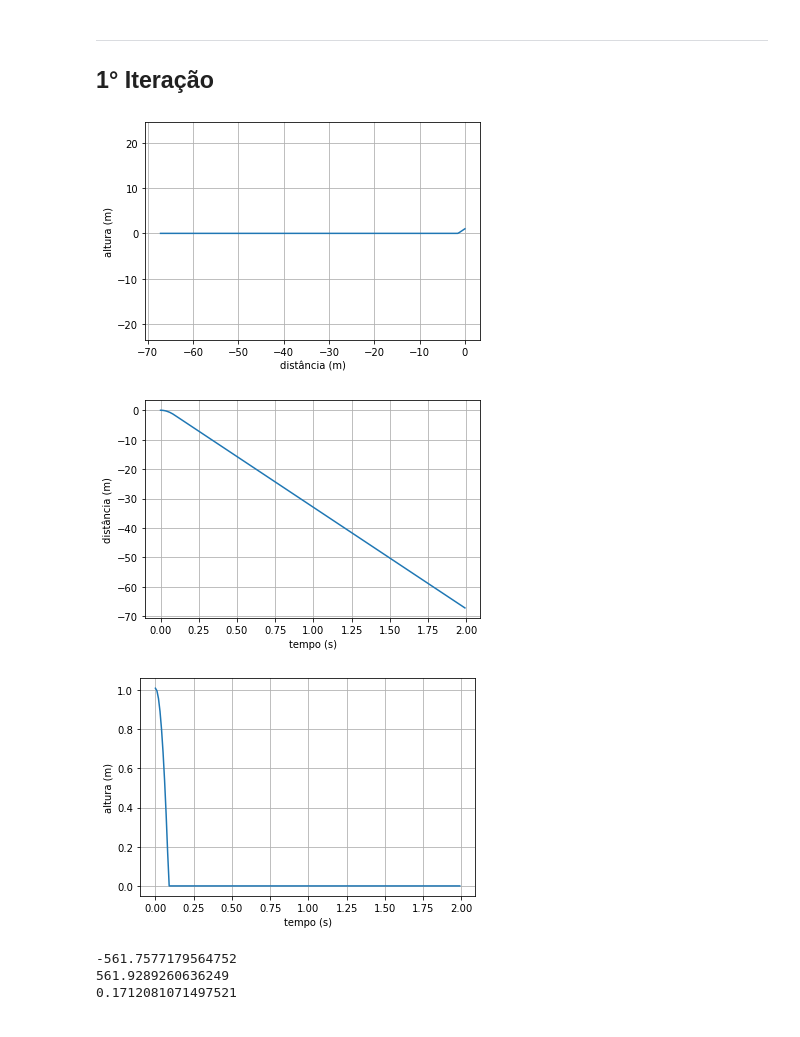
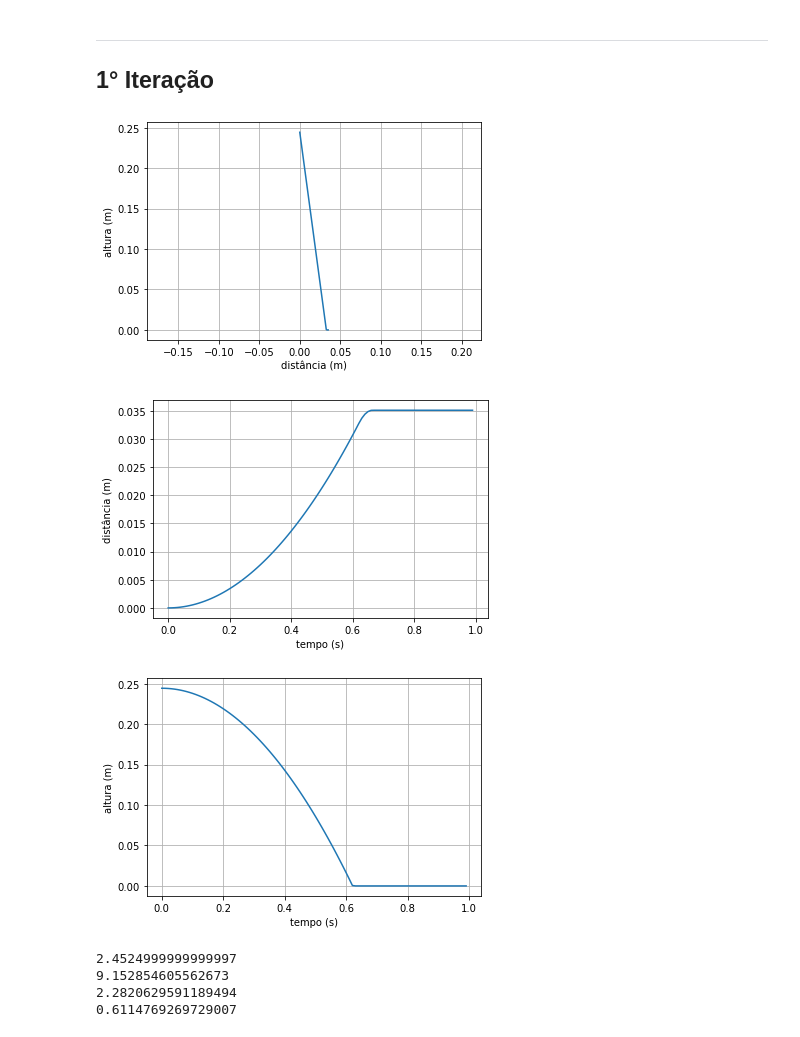
Before and after one commit to pedroivoal/Modsim-P3, a Jupyter notebook: Implementação/modelo.ipynb, the cells around one changed output. Saved outputs shown, nothing was run; the diff lists cells and outputs as text; code cells hidden in the pictures.

```diff
--- a/Implementação/modelo.ipynb
+++ b/Implementação/modelo.ipynb
@@ -17,16 +17,19 @@ h = 0.02                # livro (altura)
 As = l*h                 # livro (area de contato contra o ar)
 
 # Volumes (m³)
-va = l*h*c               # livro
+v = l*h*c               # livro
 
 # Densidades (kg/m³)
-rhoa = 997               # livro
+rho = 1500               # livro
 
 # Massas (kg)
-ma = rhoa*va             # livro
+m = rho*v             # livro
 
 g = 9.81
-angle_i = 14
+
+angle_l = 14
+
+mic = tan(radians(angle_l))
 # %% [markdown]
 ----
 ## 1° Iteração
@@ -34,22 +37,33 @@ angle_i = 14
 #
 def modelo1 (X, t, angle):
 
-    rangle = radians(angle)
+    rang = radians(angle)
 
     x = X[0]
     y = X[1]
     vx = X[2]
     vy = X[3]
 
+
+    Nx = g*cos(rang)*sin(rang)
+    Ny = g*cos(rang)**2
+    Fatx = mic*g*cos(rang)**2
+    Faty = mic*g*cos(rang)*sin(rang)
+    # Farx =
+    # Fary =
+
     dxdt = vx
     dydt = vy
-    dvxdt = g*sin(rangle+1)*cos(rangle+1) - g*tan(rangle)*cos(rangle+1)**2
-    dvydt = -g*sin(rangle+1)**2 + g*tan(rangle)*cos(rangle+1)*sin(rangle+1)
+    dvxdt = Nx - Fatx
+    dvydt = Ny - Faty - g
 
-    if angle < angle_i:
+    if angle < angle_l:
         return [0, 0, 0, 0]
     elif y < 0:
-        return [dxdt, 0, 0, 0]
+        if dxdt > 0:
+            return [dxdt, 0, -mic*g, 0]
+        else:
+            return [0, 0, 0, 0]
     else:
         return [dxdt, dydt, dvxdt, dvydt]
 # %%
@@ -58,12 +72,11 @@ def modelo1 (X, t, angle):
         # else:
         #     return [dxdt, 0, dvxdtc, 0]
 
-t_lista = np.arange(0, 2, 0.01)
+t_lista = np.arange(0, 1, 0.01)
 
 # Condições iniciais
-angle = 89
-rangle = radians(angle)
-x0 = [0, 1.01*sin(rangle), 0, 0]
+angle = 15
+x0 = [0, 0.244341, 0, 0]
 
 # Resolução numérica
 x = odeint(modelo1, x0, t_lista, args = (angle,))
@@ -71,41 +84,50 @@ listx = x[:,0]
 listy = x[:,1]
 
 # Variável que guarda gráfico
 # modelo1, ax = plt.subplots()
 
 # Plota gráfico somente para apresentação
 plt.plot(listx, listy)
 plt.axis('equal')
 plt.title('')
 plt.xlabel('distância (m)')
 plt.ylabel('altura (m)')
 plt.grid(True)
 plt.show()
 # Cria arquivo png com o gráfico no PC
 # modelo1.savefig('0.modelo1.png',  format = 'png', dpi = 1200)
 
 plt.plot(t_lista, listx)
 plt.title('')
 plt.xlabel('tempo (s)')
 plt.ylabel('distância (m)')
 plt.grid(True)
 plt.show()
 
 plt.plot(t_lista, listy)
 plt.title('')
 plt.xlabel('tempo (s)')
 plt.ylabel('altura (m)')
 plt.grid(True)
 plt.show()
 # %% [output]
-[figure, old version]
+[figure, new version]
-[figure, old version]
+[figure, new version]
-[figure, old version]
+[figure, new version]
-# %%
-print(g*cos(radians(angle)) - g*tan(radians(angle))*sin(radians(angle)))
-print(g*tan(radians(angle))*sin(radians(angle)))
-print(g*cos(radians(angle)))
-# %% [output]
--561.7577179564752
-561.9289260636249
-0.1712081071497521
+# %%
+rang = radians(angle)
+
+Nx = g*cos(rang)*sin(rang)
+Ny = g*cos(rang)**2
+Fatx = mic*g*cos(rang)**2
+Faty = mic*g*cos(rang)*sin(rang)
+
+print(Nx)
+print(Ny)
+print(Fatx)
+print(Faty)
+# %% [output]
+2.4524999999999997
+9.152854605562673
+2.2820629591189494
+0.6114769269729007
```
